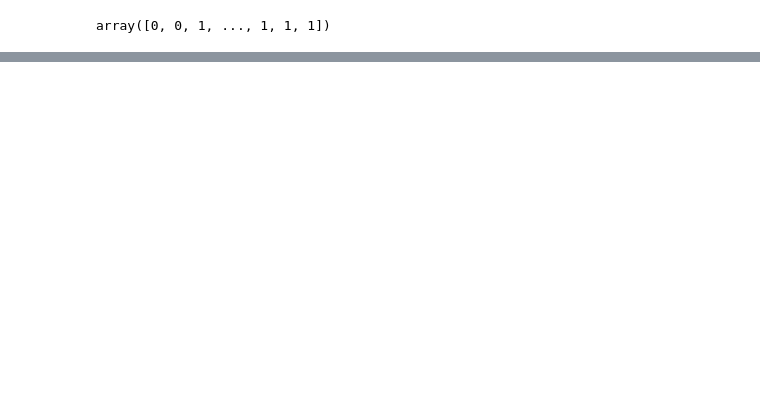
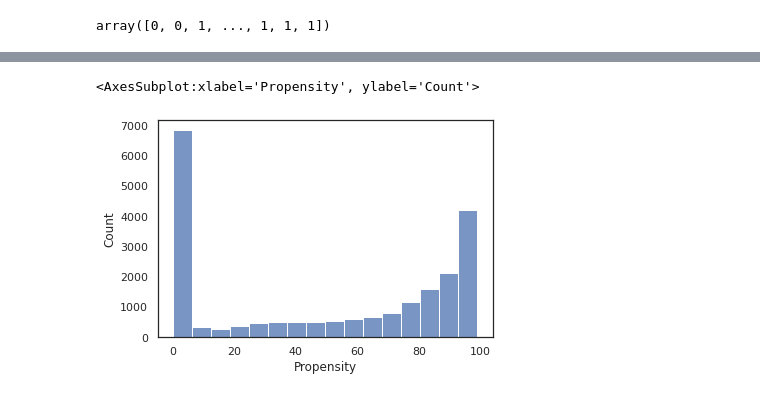
Before and after one commit to vkharatmal/Propensity-score, a Jupyter notebook: Pipelined.ipynb, the cells around one changed output, grey strips where cells are left out. Saved outputs shown, nothing was run; the diff lists cells and outputs as text; code cells hidden in the pictures; blank space fills up the shorter version.

```diff
--- a/Pipelined.ipynb
+++ b/Pipelined.ipynb
@@ -235,0 +218,5 @@ pd.DataFrame(lgbm_model.predict(xTest),v)
+# %%
+sns.histplot(prop_df.Propensity)
+# %% [output]
+<AxesSubplot:xlabel='Propensity', ylabel='Count'>
+[figure, added]
```
Also changed, not shown: parts of 45 cells of this notebook.
